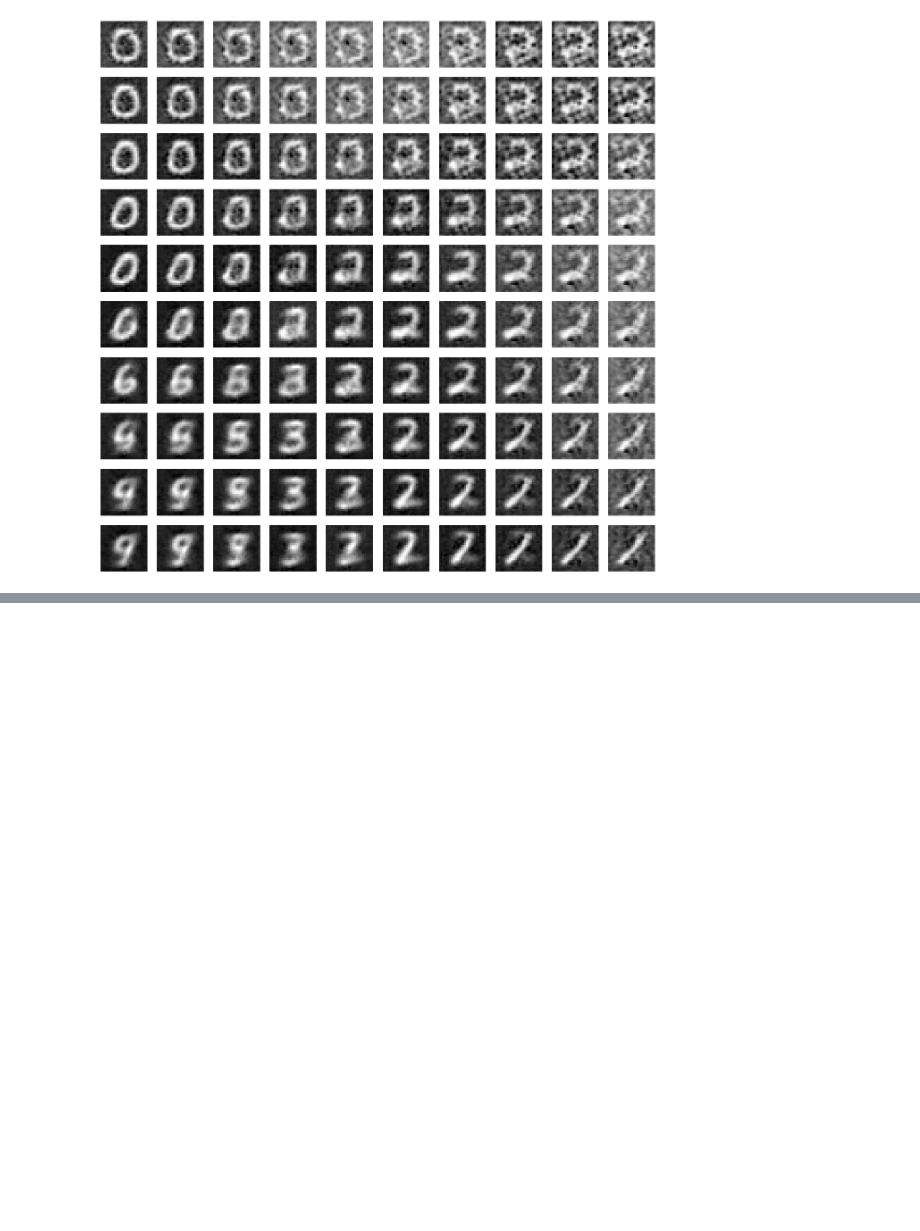
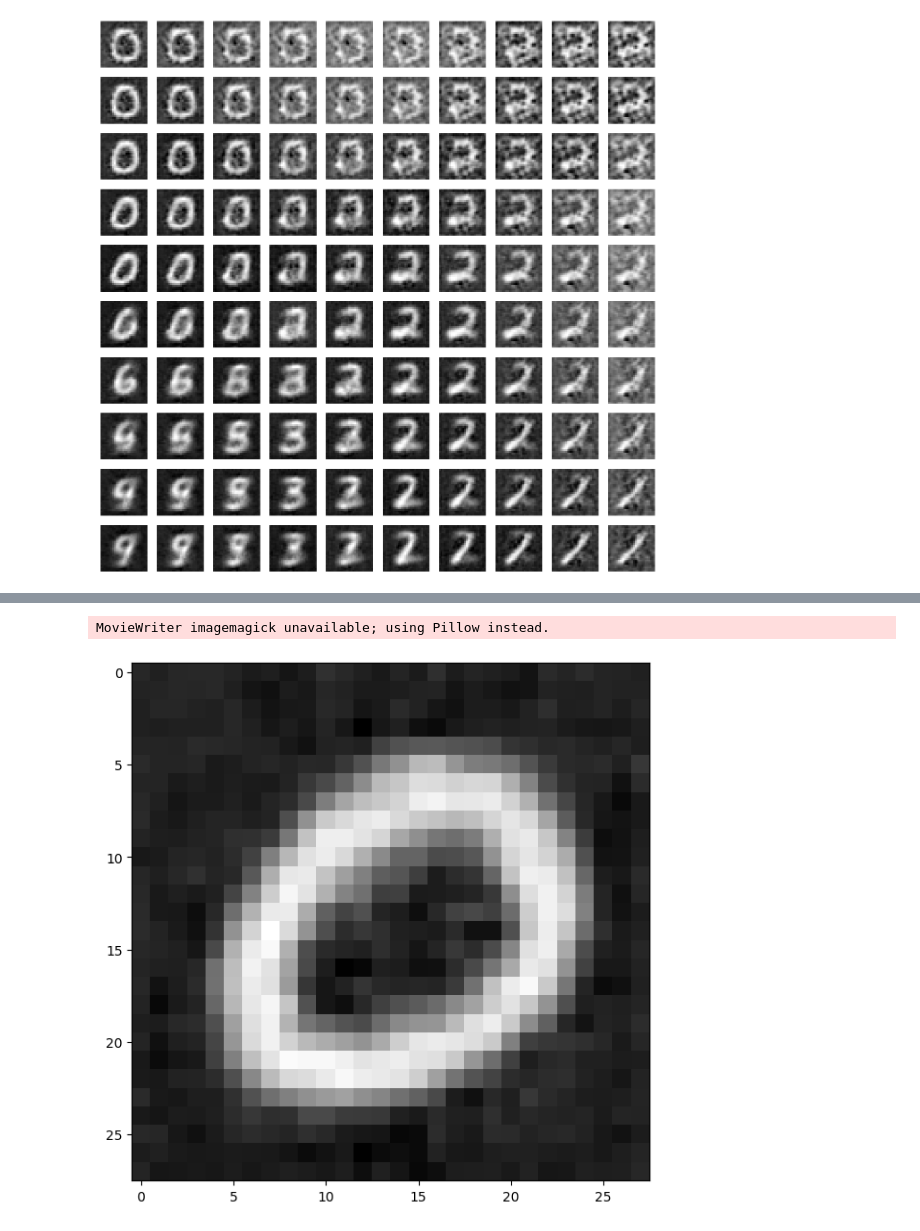
Before and after one commit to CKleiber/SciML-Seminar, a Jupyter notebook: Autoencoder.ipynb, the cells around one changed output, grey strips where cells are left out. Cells and saved outputs as stored; diff of their text form; code cells hidden in the pictures; blank space fills up the shorter version.

```diff
--- a/Autoencoder.ipynb
+++ b/Autoencoder.ipynb
@@ -565,0 +615,5 @@ for i in range(10):
+# %%
+anim = interpolate(conv_autoencoder_mnist, np.array([[-1, -4], [5, 1], [-1, -4]]), 0.1)
+# %% [output]
+MovieWriter imagemagick unavailable; using Pillow instead.
+[figure, added]
```
Also changed, not shown: parts of 14 cells of this notebook.
